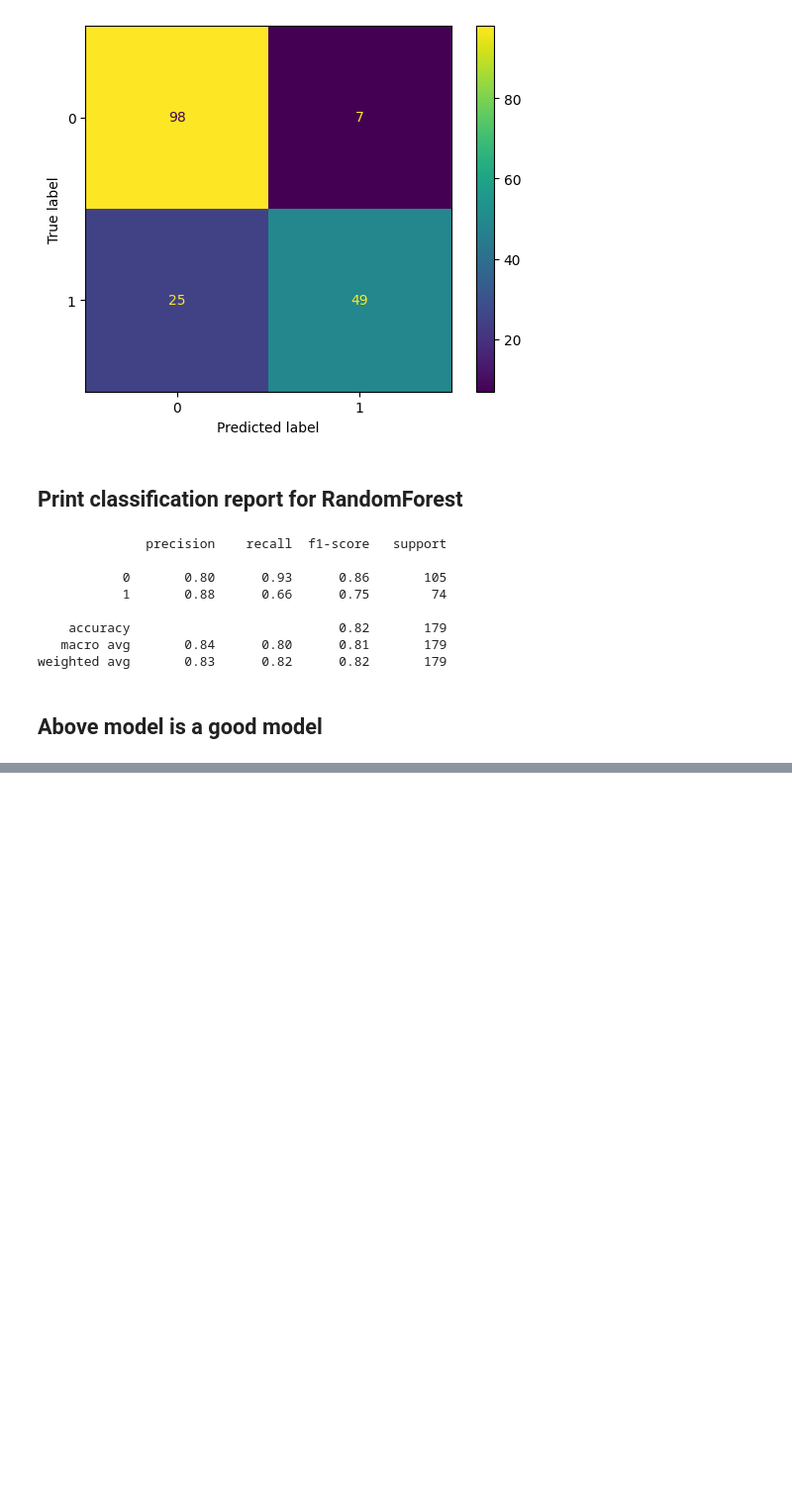
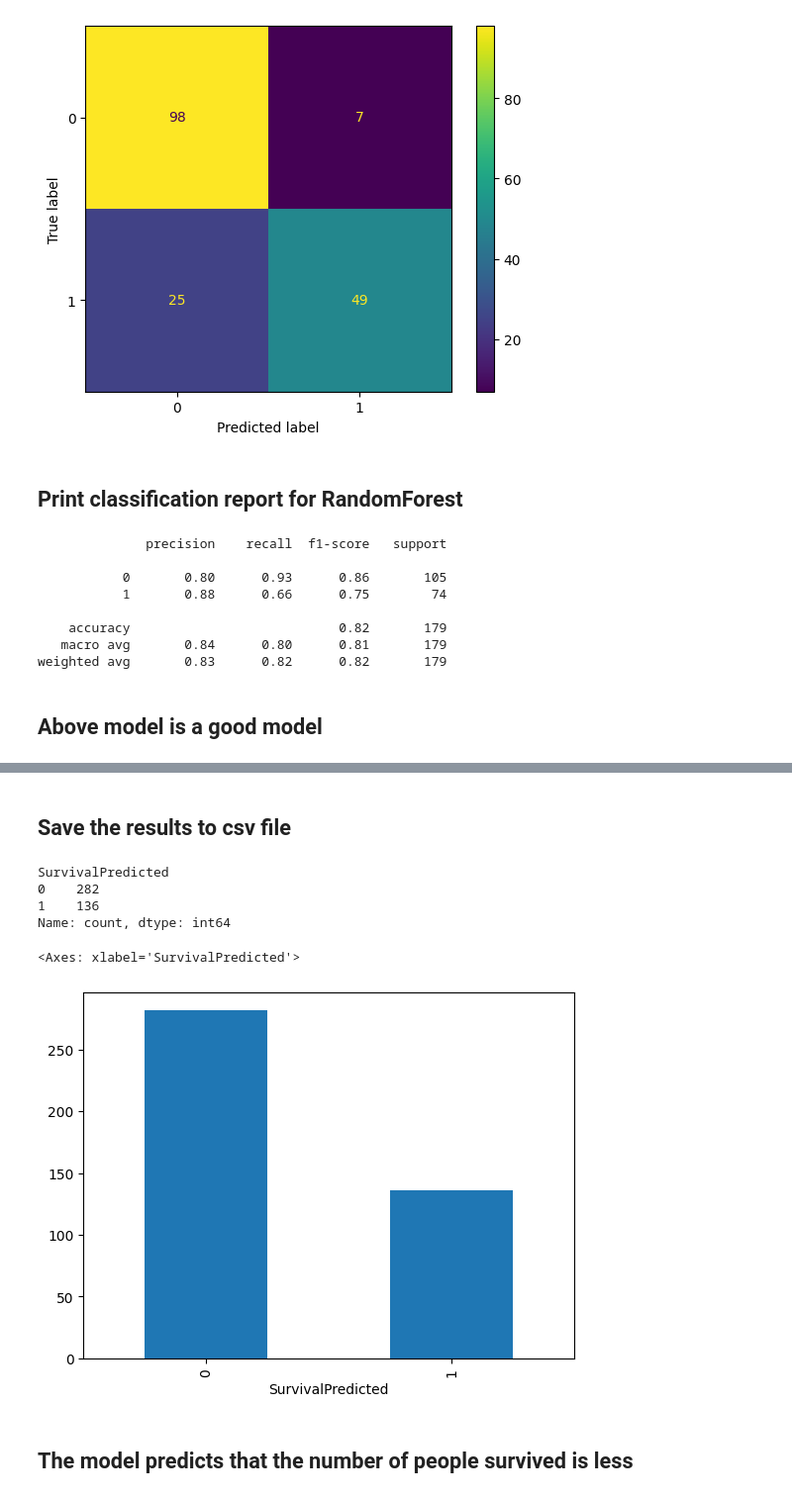
Before and after one commit to sindhura-nk/Machine-Learning-2, a Jupyter notebook: Ensemble/Ensemble.ipynb, the cells around one changed output, grey strips where cells are left out. Shown at 99% size. Cells and saved outputs as stored; diff of their text form; code cells hidden in the pictures; blank space fills up the shorter version.

```diff
--- a/Ensemble/Ensemble.ipynb
+++ b/Ensemble/Ensemble.ipynb
@@ -315,0 +461,3 @@ weighted avg       0.83      0.82      0.82       179
+# %%
+xnew['SurvivalPredicted'] = ypreds
+xnew.head()
@@ -315,0 +471,3 @@ weighted avg       0.83      0.82      0.82       179
+# %%
+probs = best_gbc.predict_proba(xnew_pre)
+probs[:5]
@@ -315,0 +484,3 @@ weighted avg       0.83      0.82      0.82       179
+# %%
+prob_sur = probs[:,1]
+prob_sur[0:5]
@@ -315,0 +489,3 @@ weighted avg       0.83      0.82      0.82       179
+# %%
+xnew['SurvivalProbability'] = prob_sur
+xnew.head()
@@ -315,0 +499,16 @@ weighted avg       0.83      0.82      0.82       179
+# %% [markdown]
+## Save the results to csv file
+# %%
+xnew['SurvivalPredicted'].value_counts()
+# %% [output]
+SurvivalPredicted
+0    282
+1    136
+Name: count, dtype: int64
+# %%
+xnew['SurvivalPredicted'].value_counts().plot(kind='bar')
+# %% [output]
+<Axes: xlabel='SurvivalPredicted'>
+[figure, added]
+# %% [markdown]
+## The model predicts that the number of people survived is less
```
Also changed, not shown: parts of 38 cells of this notebook, 1 other file.
